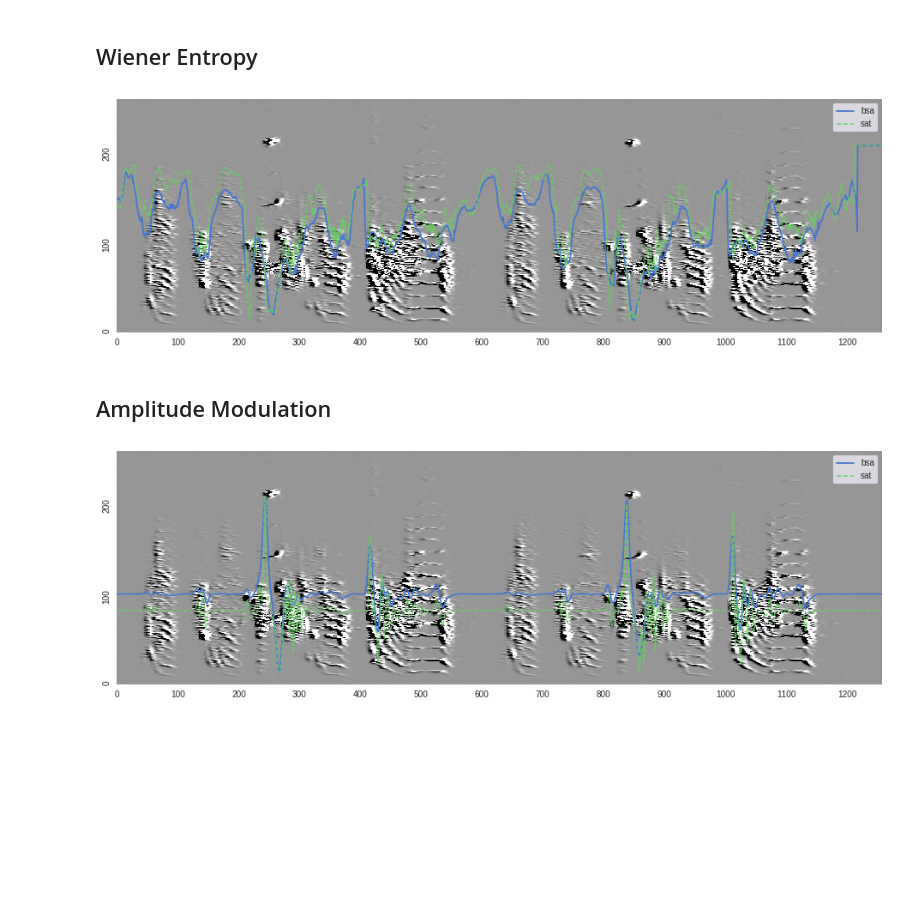
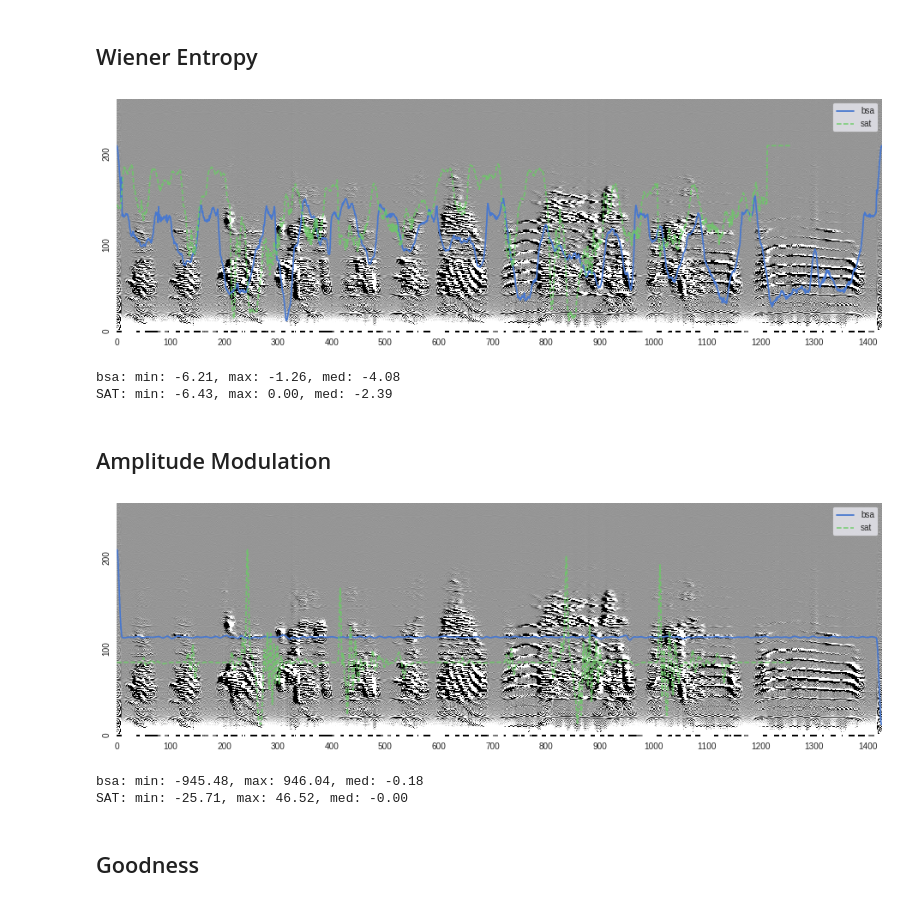
Before and after one commit to PaulEcoffet/birdsonganalysis, a Jupyter notebook: notebooks/Bird Song Analysis Notebook.ipynb, the cells around one changed output. Drawn from its saved outputs; the diff is of its cells as text; code cells hidden in the pictures; blank space fills up the shorter version.

```diff
--- a/notebooks/Bird Song Analysis Notebook.ipynb
+++ b/notebooks/Bird Song Analysis Notebook.ipynb
@@ -23,7 +23,7 @@ songname = 'simple'
 # %% [markdown]
 First we load a wavfile, the output is a simple 1D array
 # %%
-sr, sig = wavfile.read('../songs/{}.wav'.format(songname))
+sr, sig = wavfile.read('../songs/Pu7.wav'.format(songname))
 # %% [markdown]
 Now, we load the mat file with the data computed with [SAT]((http://soundanalysispro.com/matlab-sat) for comparison
 # %%
@@ -98,15 +115,20 @@ plt.show(fig)
 # %%
 fig = plt.figure(figsize=(16, 5))
 ax = fig.gca()
 ax = bsa.spectral_derivs_plot(spec_der, contrast, ax)
 wiener = bsa.song_wiener_entropy(sig)
 ax = bsa.plot_over_spec(wiener, ax, label='bsa')
 ax = bsa.plot_over_spec(sat.entropy, ax,  label='sat', alpha=0.8, ls='--')
 ax.legend(frameon=True)
 
 plt.show(fig)
+print('bsa: min: {:.2f}, max: {:.2f}, med: {:.2f}'.format(np.min(wiener), np.max(wiener), np.median(wiener)))
+print('SAT: min: {:.2f}, max: {:.2f}, med: {:.2f}'.format(np.min(sat.entropy),
+                                                          np.max(sat.entropy), np.median(sat.entropy)))
 # %% [output]
-[figure, old version]
+[figure, new version]
+bsa: min: -6.21, max: -1.26, med: -4.08
+SAT: min: -6.43, max: 0.00, med: -2.39
 # %% [markdown]
 ## Amplitude Modulation
 # %%
@@ -119,5 +141,11 @@ ax = bsa.plot_over_spec(sat.AM, ax,  label='sat', alpha=0.8, ls='--')
 ax.legend(frameon=True)
 
 plt.show(fig)
+print('bsa: min: {:.2f}, max: {:.2f}, med: {:.2f}'.format(np.min(am), np.max(am), np.median(am)))
+print('SAT: min: {:.2f}, max: {:.2f}, med: {:.2f}'.format(np.min(sat.AM), np.max(sat.AM), np.median(sat.AM)))
 # %% [output]
-[figure, old version]
+[figure, new version]
+bsa: min: -945.48, max: 946.04, med: -0.18
+SAT: min: -25.71, max: 46.52, med: -0.00
+# %% [markdown]
+## Goodness
```
Also changed, not shown: parts of 7 cells of this notebook, 2 other files.
